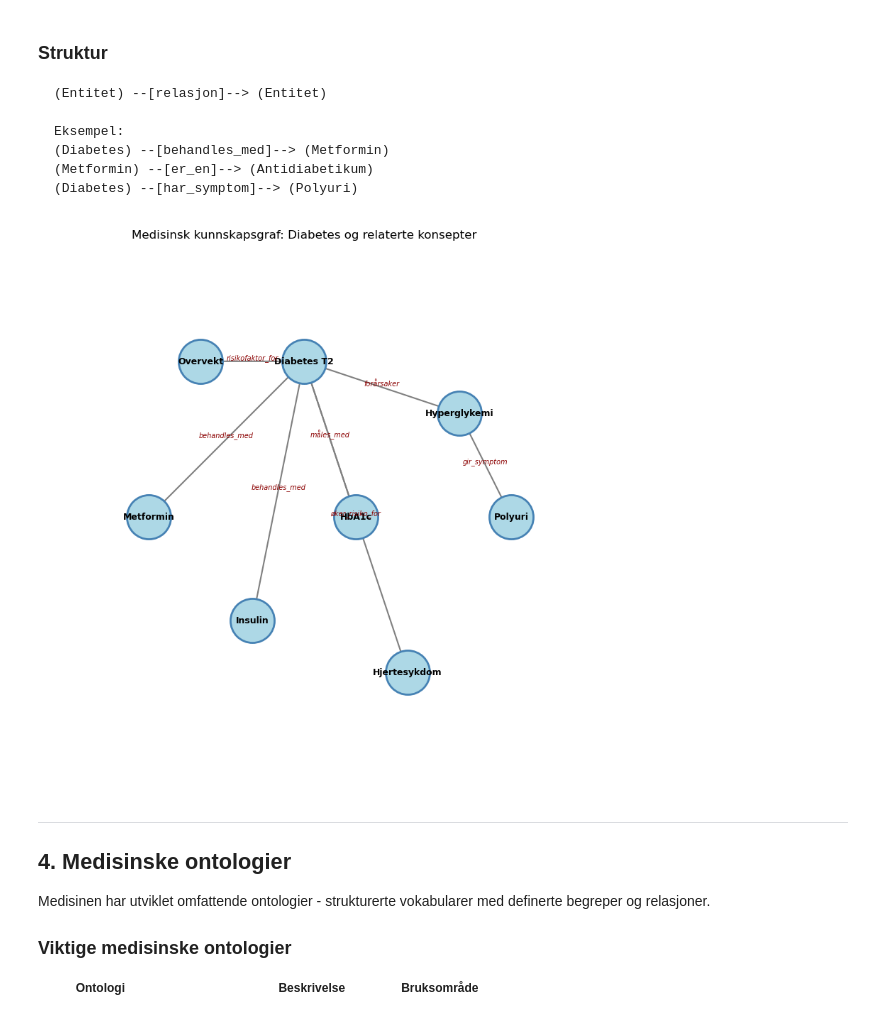
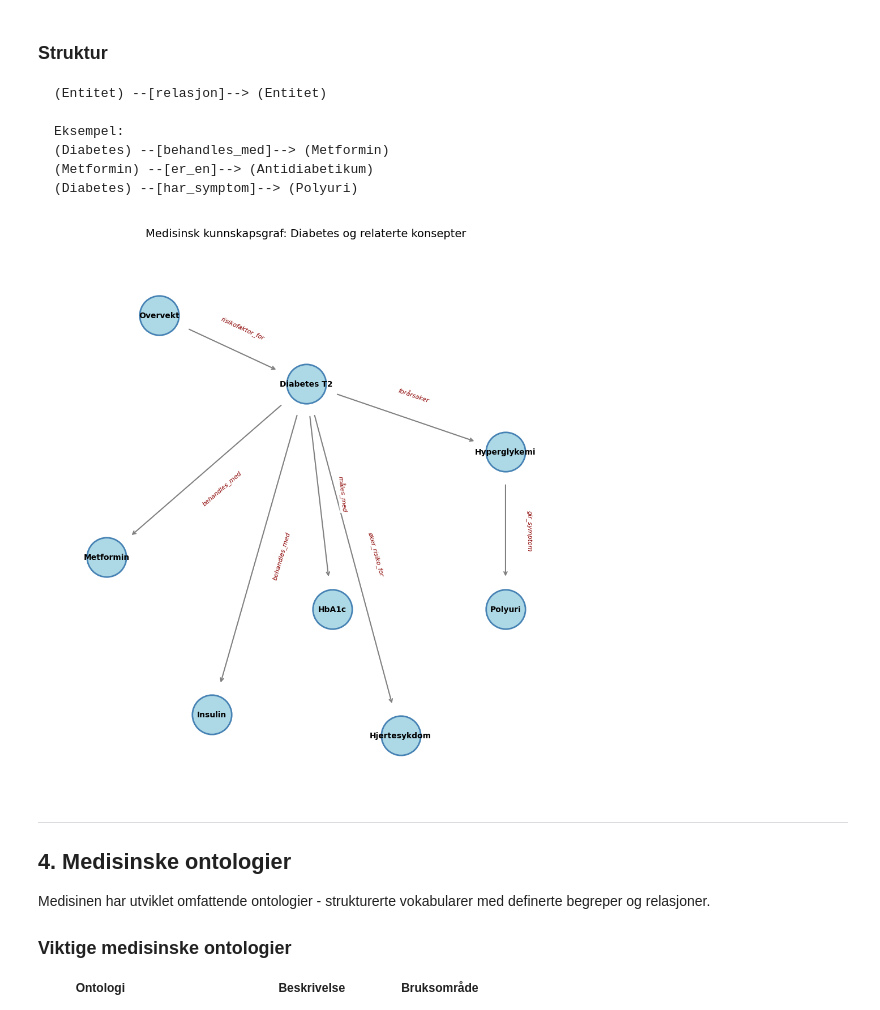
Before and after one commit to arvidl/ELMED219-2026, a Jupyter notebook: Lab3-GenAI-LLM/notebooks/08-nevrosymbolsk-ai.ipynb, the cells around one changed output. Cells and saved outputs as stored; diff of their text form; code cells hidden in the pictures.

Commit message:
Refactor medical knowledge graph visualization in Jupyter notebook
- Adjust execution counts for code cells to maintain sequential order.
- Enhance the layout of the medical knowledge graph for improved readability, including node positioning and edge annotations.
- Update figure sizes and titles for better presentation.
- Revise predictions and uncertainties in the radiogenomics section for accuracy.
- Implement adjustments to ensure labels do not overlap with nodes, improving clarity in the graph representation.

```diff
--- a/Lab3-GenAI-LLM/notebooks/08-nevrosymbolsk-ai.ipynb
+++ b/Lab3-GenAI-LLM/notebooks/08-nevrosymbolsk-ai.ipynb
@@ -164,20 +164,21 @@ import numpy as np
 
 def tegn_medisinsk_kunnskapsgraf():
     """
-    Tegner en enkel medisinsk kunnskapsgraf.
+    Tegner en enkel medisinsk kunnskapsgraf med forbedret lesbarhet.
+    Kant-annoteringer plasseres slik at de ikke overlapper med noder.
     """
-    fig, ax = plt.subplots(figsize=(12, 8))
+    fig, ax = plt.subplots(figsize=(14, 10))
 
-    # Definer noder (entiteter)
+    # Definer noder (entiteter) - justert layout for bedre lesbarhet
     noder = {
-        'Diabetes T2': (0.5, 0.8),
-        'Metformin': (0.2, 0.5),
-        'Insulin': (0.4, 0.3),
-        'Hyperglykemi': (0.8, 0.7),
-        'Polyuri': (0.9, 0.5),
-        'HbA1c': (0.6, 0.5),
-        'Overvekt': (0.3, 0.8),
-        'Hjertesykdom': (0.7, 0.2)
+        'Diabetes T2': (0.5, 0.75),
+        'Metformin': (0.12, 0.42),
+        'Insulin': (0.32, 0.12),
+        'Hyperglykemi': (0.88, 0.62),
+        'Polyuri': (0.88, 0.32),
+        'HbA1c': (0.55, 0.32),
+        'Overvekt': (0.22, 0.88),
+        'Hjertesykdom': (0.68, 0.08)
     }
 
     # Definer kanter (relasjoner)
@@ -186,43 +187,79 @@ def tegn_medisinsk_kunnskapsgraf():
         ('Diabetes T2', 'Insulin', 'behandles_med'),
         ('Diabetes T2', 'Hyperglykemi', 'forårsaker'),
         ('Hyperglykemi', 'Polyuri', 'gir_symptom'),
         ('Diabetes T2', 'HbA1c', 'måles_med'),
         ('Overvekt', 'Diabetes T2', 'risikofaktor_for'),
         ('Diabetes T2', 'Hjertesykdom', 'øker_risiko_for')
     ]
 
     # Tegn noder
     for navn, (x, y) in noder.items():
-        ax.scatter(x, y, s=2000, c='lightblue', edgecolors='steelblue', linewidths=2, zorder=3)
-        ax.annotate(navn, (x, y), ha='center', va='center', fontsize=9, fontweight='bold')
+        ax.scatter(x, y, s=2500, c='lightblue', edgecolors='steelblue', linewidths=2, zorder=3)
+        ax.annotate(navn, (x, y), ha='center', va='center', fontsize=10, fontweight='bold')
 
-    # Tegn kanter
+    # Tegn kanter med forbedret label-plassering
     for fra, til, relasjon in kanter:
         x1, y1 = noder[fra]
         x2, y2 = noder[til]
 
+        # Beregn kantvektor
+        dx = x2 - x1
+        dy = y2 - y1
+        length = np.sqrt(dx**2 + dy**2)
+
+        # Normaliser retningsvektor
+        ux, uy = dx / length, dy / length
+
+        # Beregn perpendikular vektor (for offset)
+        px, py = -uy, ux
+
+        # Juster start- og sluttpunkt for å unngå overlapp med noder
+        node_radius = 0.06
+        start_x = x1 + ux * node_radius
+        start_y = y1 + uy * node_radius
+        end_x = x2 - ux * node_radius
+        end_y = y2 - uy * node_radius
+
         # Tegn pil
-        ax.annotate('', xy=(x2, y2), xytext=(x1, y1),
+        ax.annotate('', xy=(end_x, end_y), xytext=(start_x, start_y),
                     arrowprops=dict(arrowstyle='->', color='gray', lw=1.5),
                     zorder=1)
 
-        # Legg til relasjonsnavn
-        midx, midy = (x1 + x2) / 2, (y1 + y2) / 2
-        ax.annotate(relasjon, (midx, midy), fontsize=7, color='darkred',
-                    ha='center', va='bottom', style='italic')
+        # Beregn label-posisjon langs kanten (midt på, men med offset)
+        label_x = (x1 + x2) / 2
+        label_y = (y1 + y2) / 2
+
+        # Offset label perpendikuart til kanten (unngå overlapp)
+        offset_distance = 0.045
+        label_x += px * offset_distance
+        label_y += py * offset_distance
+
+        # Beregn rotasjonsvinkel for teksten
+        angle = np.degrees(np.arctan2(dy, dx))
+        if angle > 90:
+            angle -= 180
+        elif angle < -90:
+            angle += 180
+
+        # Legg til relasjonsnavn med rotasjon og hvit bakgrunn
+        ax.annotate(relasjon, (label_x, label_y), fontsize=8, color='darkred',
+                    ha='center', va='center', style='italic',
+                    rotation=angle, rotation_mode='anchor',
+                    bbox=dict(boxstyle='round,pad=0.15', facecolor='white',
+                              edgecolor='none', alpha=0.9))
 
     ax.set_xlim(0, 1)
     ax.set_ylim(0, 1)
     ax.set_aspect('equal')
     ax.axis('off')
-    ax.set_title('Medisinsk kunnskapsgraf: Diabetes og relaterte konsepter', fontsize=12, pad=20)
+    ax.set_title('Medisinsk kunnskapsgraf: Diabetes og relaterte konsepter', fontsize=14, pad=20)
 
     plt.tight_layout()
     plt.show()
 
 tegn_medisinsk_kunnskapsgraf()
 # %% [output]
-[figure, old version]
+[figure, new version]
 # %% [markdown]
 ---
 
```
